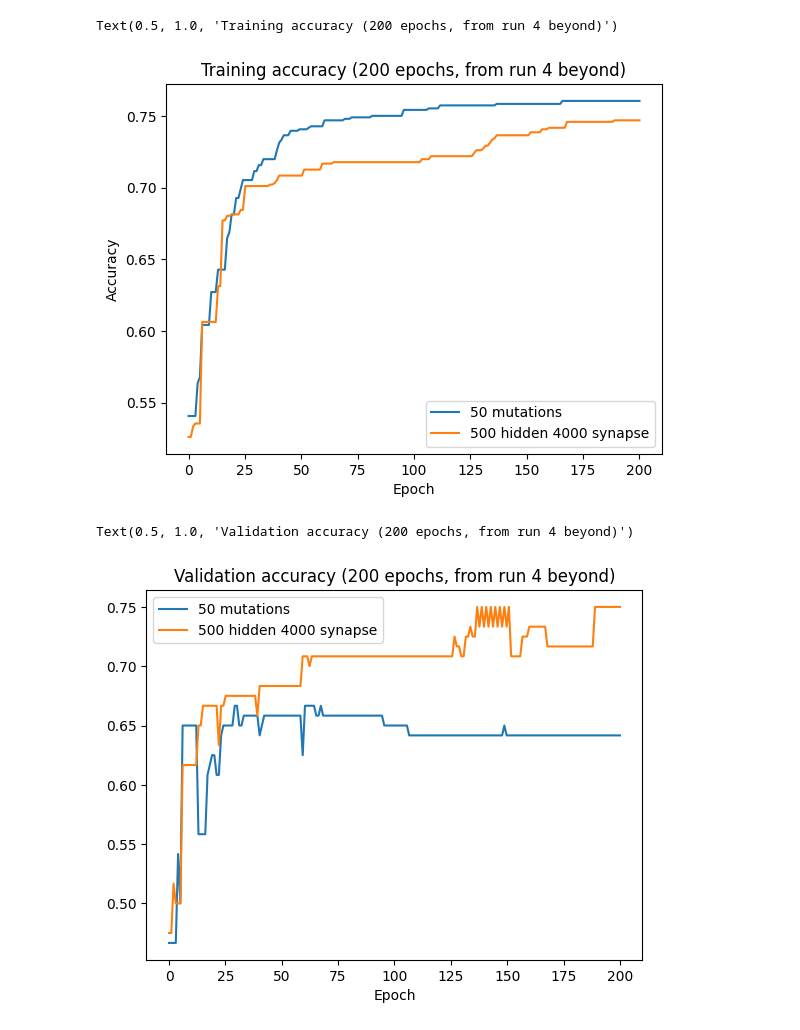
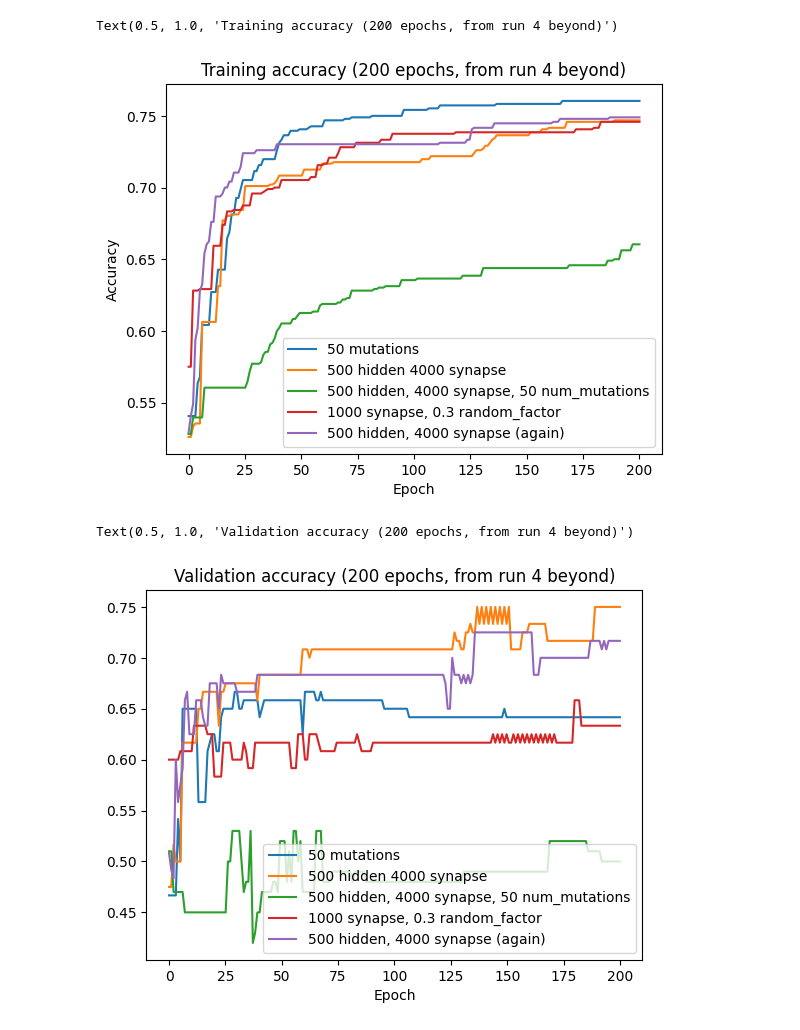
Before and after one commit to khood5/MLAudio, a Jupyter notebook: shotspotter/snn/params-analysis.ipynb, the cells around one changed output. Saved outputs shown, nothing was run; the diff lists cells and outputs as text; code cells hidden in the pictures.

```diff
--- a/shotspotter/snn/params-analysis.ipynb
+++ b/shotspotter/snn/params-analysis.ipynb
@@ -25,7 +27,7 @@ run_labels = ['base', '500 hidden', '500 hidden, 2000 synapse', '50 mutations',
 plt.ylabel('Accuracy')
 plt.xlabel('Epoch')
 
-for i in range(5):
+for i in range(RUN_COUNT):
     plt.plot(np.linspace(0, len(runs_data[i]), len(runs_data[i])), runs_data[i][:, 0], label=run_labels[i])
 plt.legend()
 plt.title('Training accuracy')
@@ -38,7 +40,7 @@ Text(0.5, 1.0, 'Training accuracy')
 plt.ylabel('Accuracy')
 plt.xlabel('Epoch')
 
-for i in range(5):
+for i in range(RUN_COUNT):
     plt.plot(np.linspace(0, len(runs_data[i]), len(runs_data[i])), runs_data[i][:, 1], label=run_labels[i])
 plt.legend()
 plt.title('Validation set accuracy')
@@ -51,8 +53,9 @@ Text(0.5, 1.0, 'Validation set accuracy')
 plt.ylabel('Accuracy')
 plt.xlabel('Epoch')
 
-for i in range(5):
-    plt.plot(np.linspace(0, len(runs_data[i]), len(runs_data[i])), runs_data[i][:, 2], label=run_labels[i])
+for i in range(RUN_COUNT):
+    if runs_data[i][:, 2].mean() != 0: # so we skip the ones that are missing pop data
+        plt.plot(np.linspace(0, len(runs_data[i]), len(runs_data[i])), runs_data[i][:, 2], label=run_labels[i])
 plt.legend()
 plt.title('Average pop accuracy')
 
@@ -64,7 +67,7 @@ Text(0.5, 1.0, 'Average pop accuracy')
 plt.ylabel('Accuracy')
 plt.xlabel('Epoch')
 
-for i in range(3,5):
+for i in range(3,RUN_COUNT):
     plt.plot(np.linspace(0, len(runs_data_uncapped[i]), len(runs_data_uncapped[i])), runs_data_uncapped[i][:, 0], label=run_labels[i])
 plt.legend()
 plt.title('Training accuracy (200 epochs, from run 4 beyond)')
@@ -72,17 +75,17 @@ plt.title('Training accuracy (200 epochs, from run 4 beyond)')
 # Base settings are hidden_count = 250, synapse_count = 1000, num_mutations = 20
 # %% [output]
 Text(0.5, 1.0, 'Training accuracy (200 epochs, from run 4 beyond)')
-[figure, old version]
+[figure, new version]
 # %%
 ### plt.ylabel('Accuracy')
 plt.xlabel('Epoch')
 
-for i in range(3,5):
+for i in range(3,RUN_COUNT):
     plt.plot(np.linspace(0, len(runs_data_uncapped[i]), len(runs_data_uncapped[i])), runs_data_uncapped[i][:, 1], label=run_labels[i])
 plt.legend()
 plt.title('Validation accuracy (200 epochs, from run 4 beyond)')
 
 # Base settings are hidden_count = 250, synapse_count = 1000, num_mutations = 20
 # %% [output]
 Text(0.5, 1.0, 'Validation accuracy (200 epochs, from run 4 beyond)')
-[figure, old version]
+[figure, new version]
```
Also changed, not shown: parts of 5 cells of this notebook, 3 other files.
